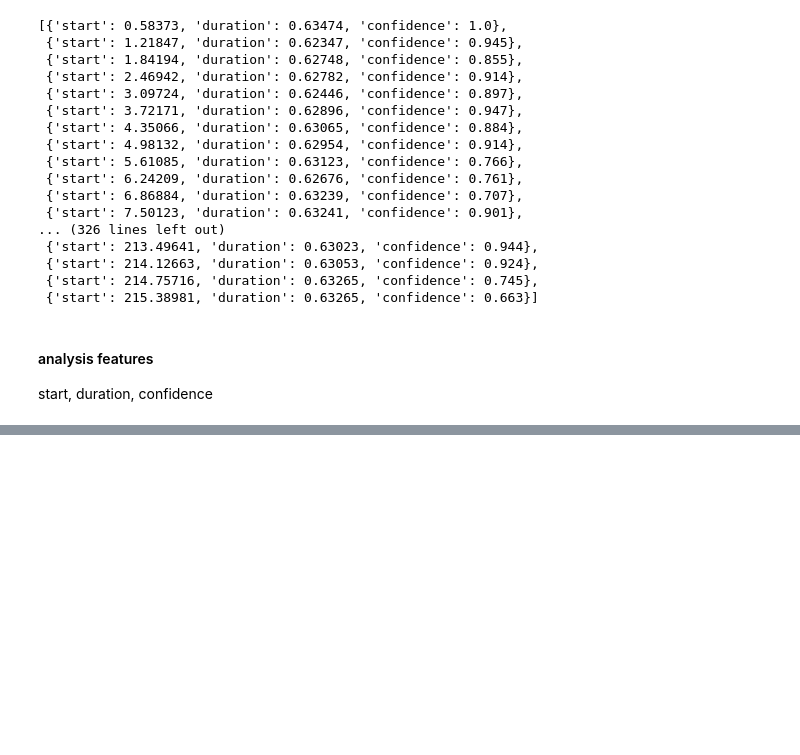
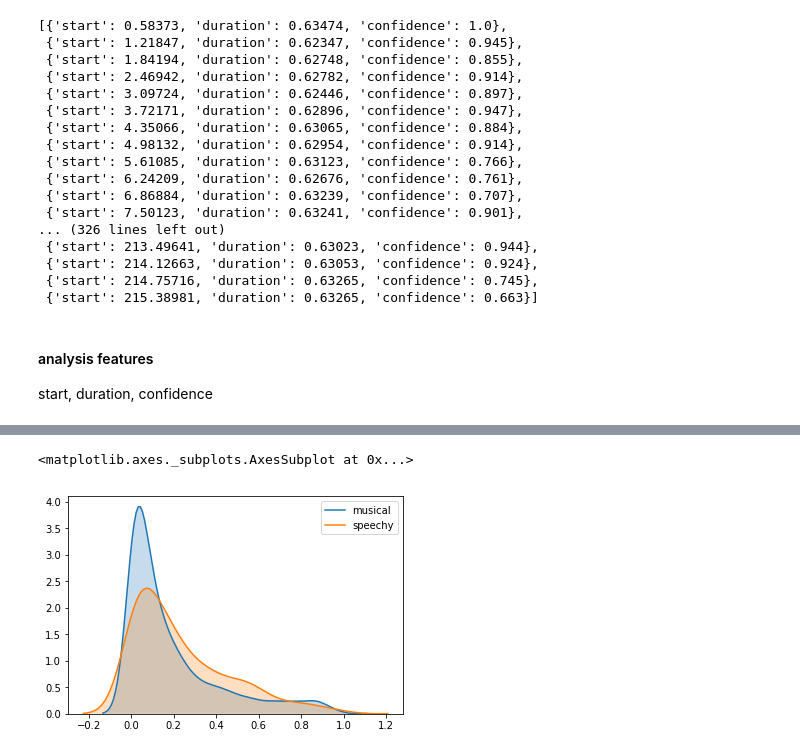
Before and after one commit to nabilabbas250/Spotify-Speechiness, a Jupyter notebook: Speechiness.ipynb, the cells around one changed output, grey strips where cells are left out. Saved outputs shown, nothing was run; the diff lists cells and outputs as text; code cells hidden in the pictures; blank space fills up the shorter version.

```diff
--- a/Speechiness.ipynb
+++ b/Speechiness.ipynb
@@ -231,0 +358,8 @@ start, duration, confidence
+# %%
+# distribution of SPEECHINESS over acousticness
+
+sns.kdeplot(df2[['acousticness', 'SPEECH_musical']][df2['SPEECH_musical'] == 1]['acousticness'], shade = True, label="musical")
+sns.kdeplot(df2[['acousticness', 'SPEECH_musical']][df2['SPEECH_musical'] == 0]['acousticness'], shade = True, label="speechy")
+# %% [output]
+<matplotlib.axes._subplots.AxesSubplot at 0x...>
+[figure, added]
```
Also changed, not shown: parts of 59 cells of this notebook, 2 other files.
